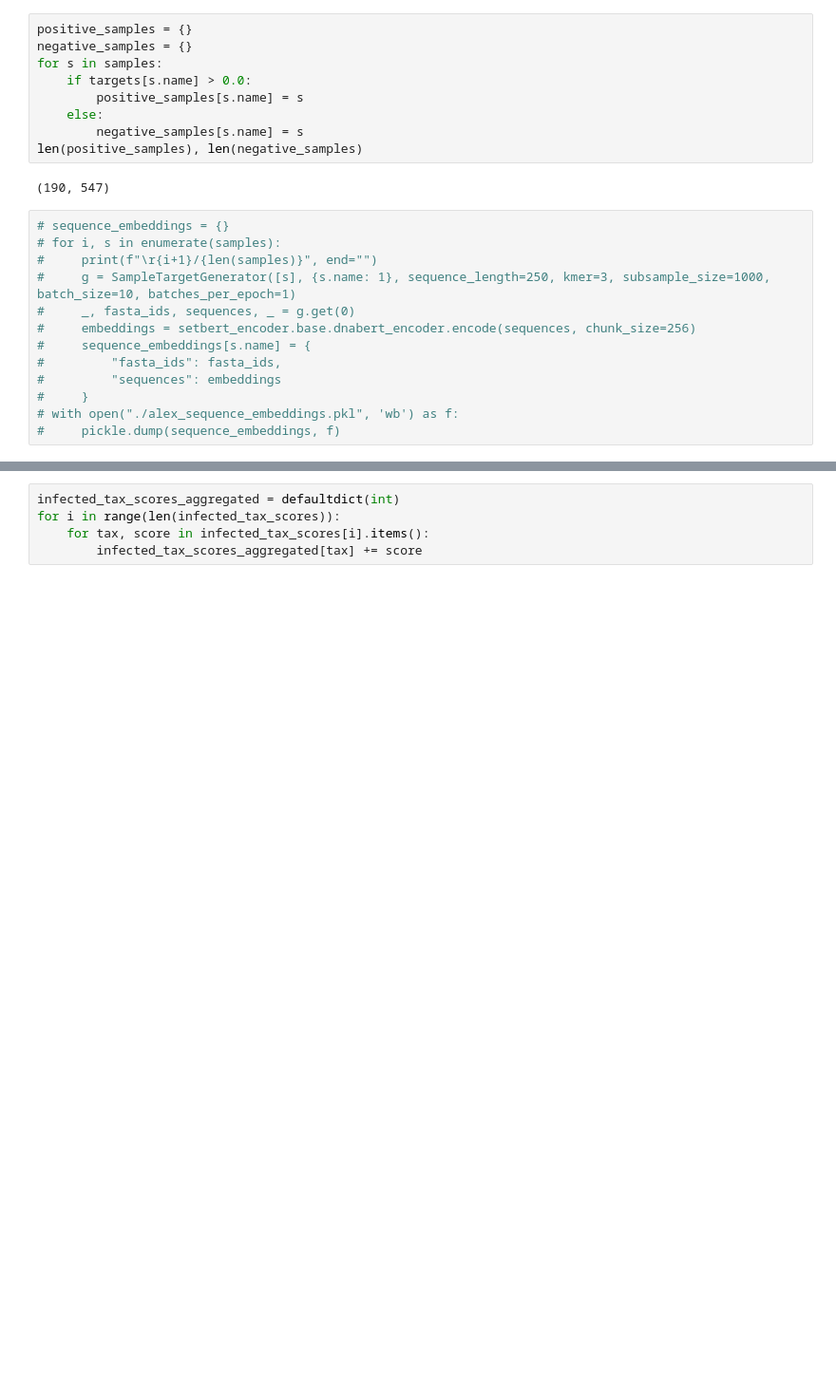
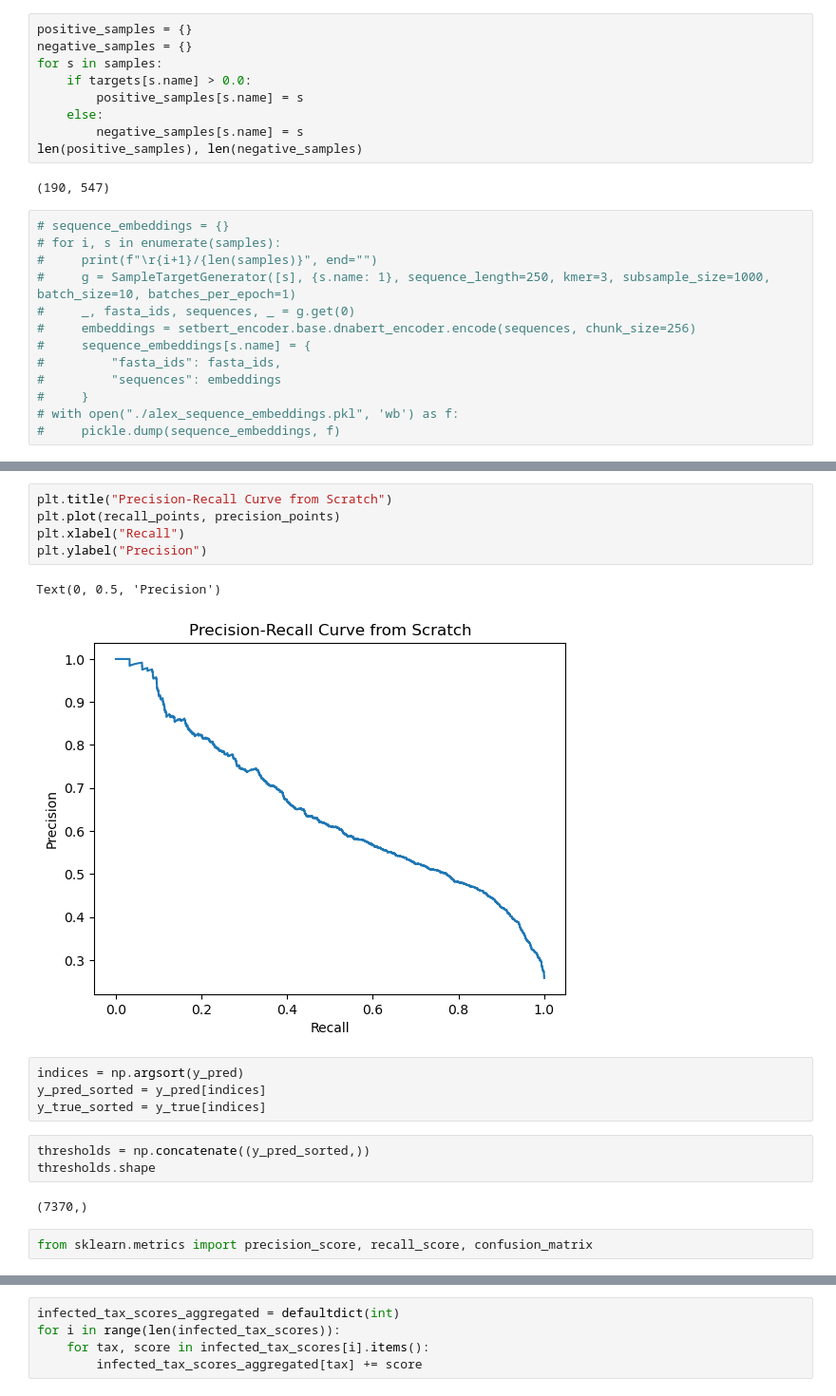
Before and after one commit to DLii-Research/setbert, a Jupyter notebook: notebooks/AlexDatasets.ipynb, the cells around one changed output, grey strips where cells are left out. Shown: that part at 95% size. Saved outputs shown, nothing was run; the diff lists cells and outputs as text; blank space fills up the shorter version.

```diff
--- a/notebooks/AlexDatasets.ipynb
+++ b/notebooks/AlexDatasets.ipynb
@@ -671,0 +698,19 @@ for i in range(len(old_infected_tax_scores)):
+# %%
+plt.title("Precision-Recall Curve from Scratch")
+plt.plot(recall_points, precision_points)
+plt.xlabel("Recall")
+plt.ylabel("Precision")
+# %% [output]
+Text(0, 0.5, 'Precision')
+[figure, added]
+# %%
+indices = np.argsort(y_pred)
+y_pred_sorted = y_pred[indices]
+y_true_sorted = y_true[indices]
+# %%
+thresholds = np.concatenate((y_pred_sorted,))
+thresholds.shape
+# %% [output]
+(7370,)
+# %%
+from sklearn.metrics import precision_score, recall_score, confusion_matrix
```
Also changed, not shown: parts of 95 cells of this notebook.
